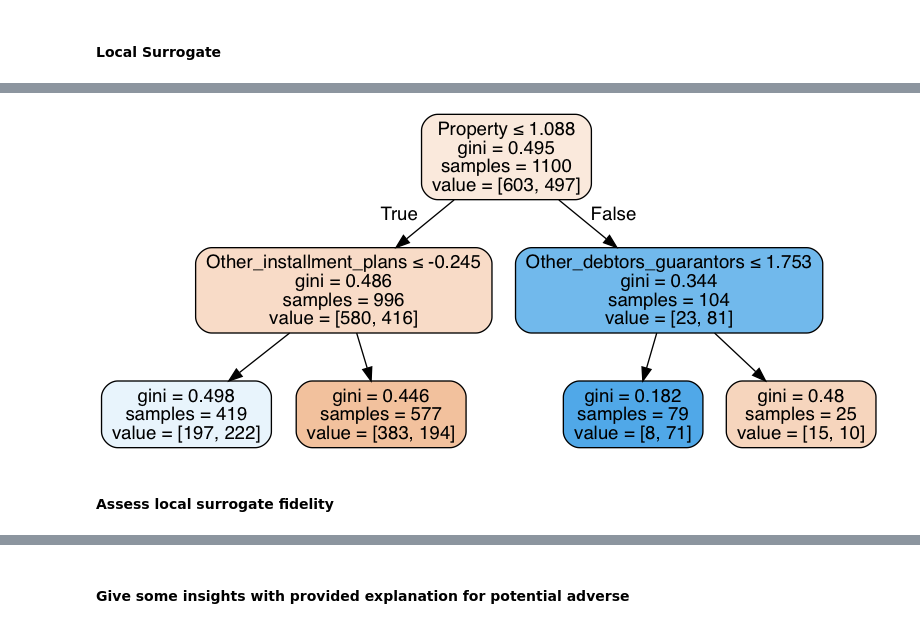
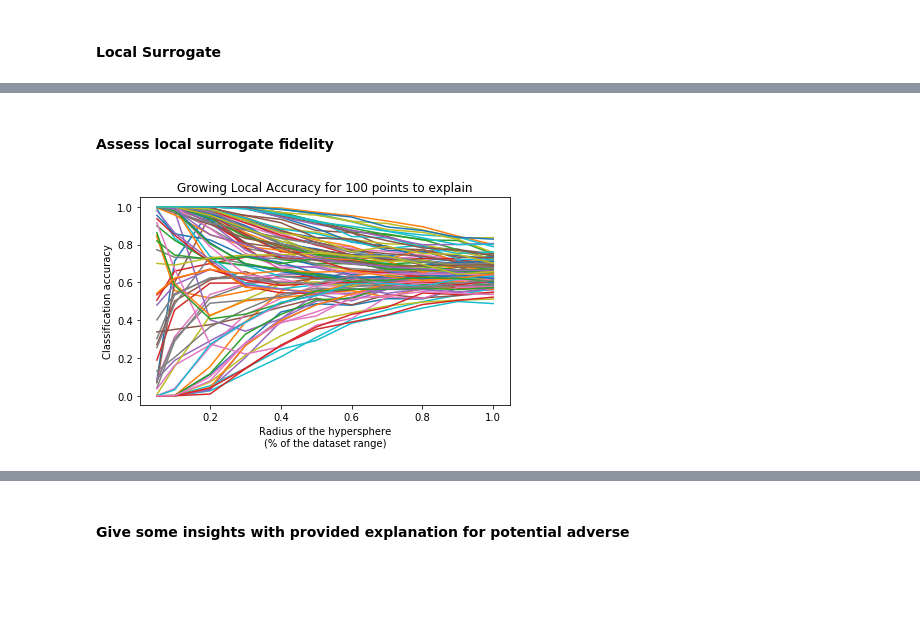
Before and after one commit to axa-rev-research/local-adverse-detection, a Jupyter notebook: Experiment.ipynb, the cells around one changed output, grey strips where cells are left out. Drawn from its saved outputs; the diff is of its cells as text; code cells hidden in the pictures; blank space fills up the shorter version.

```diff
--- a/Experiment.ipynb
+++ b/Experiment.ipynb
@@ -52,6 +54,2 @@ Image(ls.plot_decision_tree(X, surrogate))
-# %%
-Image(ls.plot_decision_tree(X, surrogate))
-# %% [output]
-[figure, removed]
 # %% [markdown]
 #### Assess local surrogate fidelity
@@ -57,0 +98,23 @@ Image(ls.plot_decision_tree(X, surrogate))
+# %%
+from sklearn.metrics import accuracy_score
+
+n_points_ = 1000
+xs_toexplain = numpy.random.choice(X.index, 100)
+
+res_ = {}
+for i in range(len(xs_toexplain)):
+    x_toexplain = X.iloc[xs_toexplain[i]]
+    res_[i] = growing_surrogate_fidelity(x_toexplain, X, clf, surrogate, accuracy_score, n_points_=n_points_)
+# %%
+res_ = pandas.DataFrame(res_)
+# %%
+for j in res_.columns:
+    plot(res_.iloc[:,j])
+title('Growing Local Accuracy for '+str(len(xs_toexplain))+' points to explain')
+xlabel('Radius of the hypersphere\n(% of the dataset range)')
+ylabel('Classification accuracy')
+tight_layout()
+savefig('/Users/axa/Desktop/ECML_adversarial/local_fidelity.png')
+savefig('/Users/axa/Desktop/ECML_adversarial/local_fidelity.svgg')
+# %% [output]
+[figure, added]
```
Also changed, not shown: parts of 10 cells of this notebook, 2 other files.
